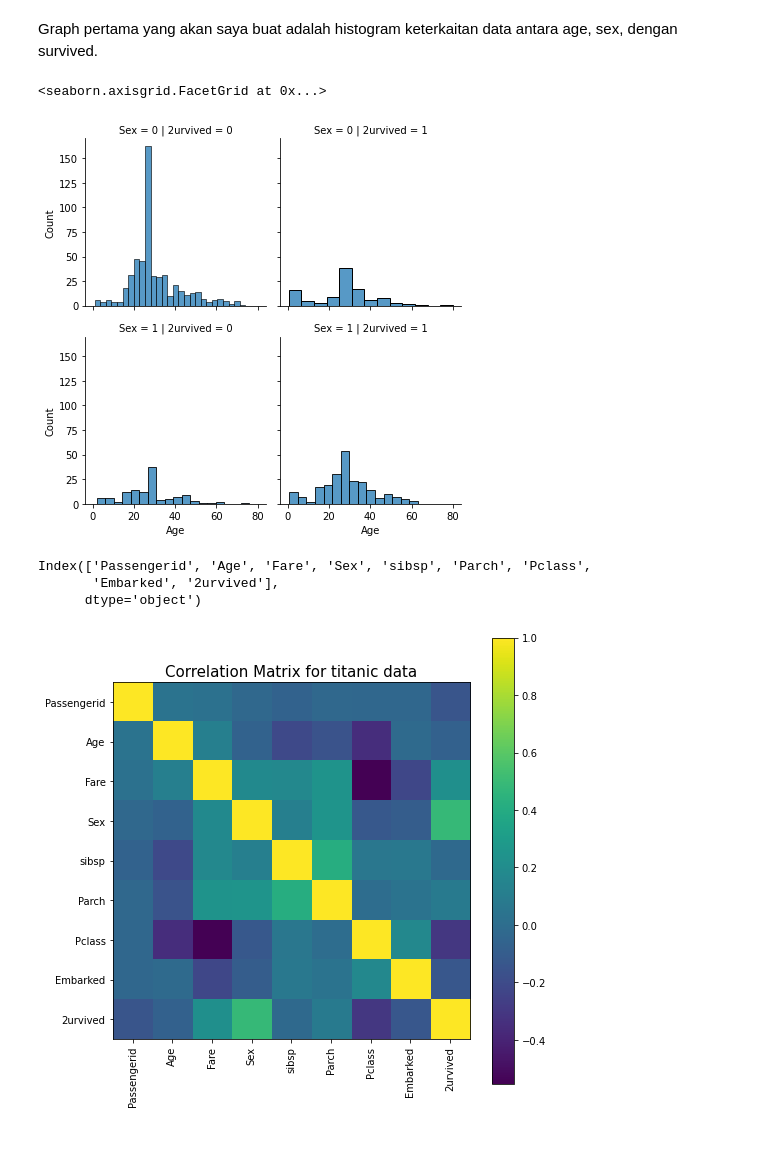
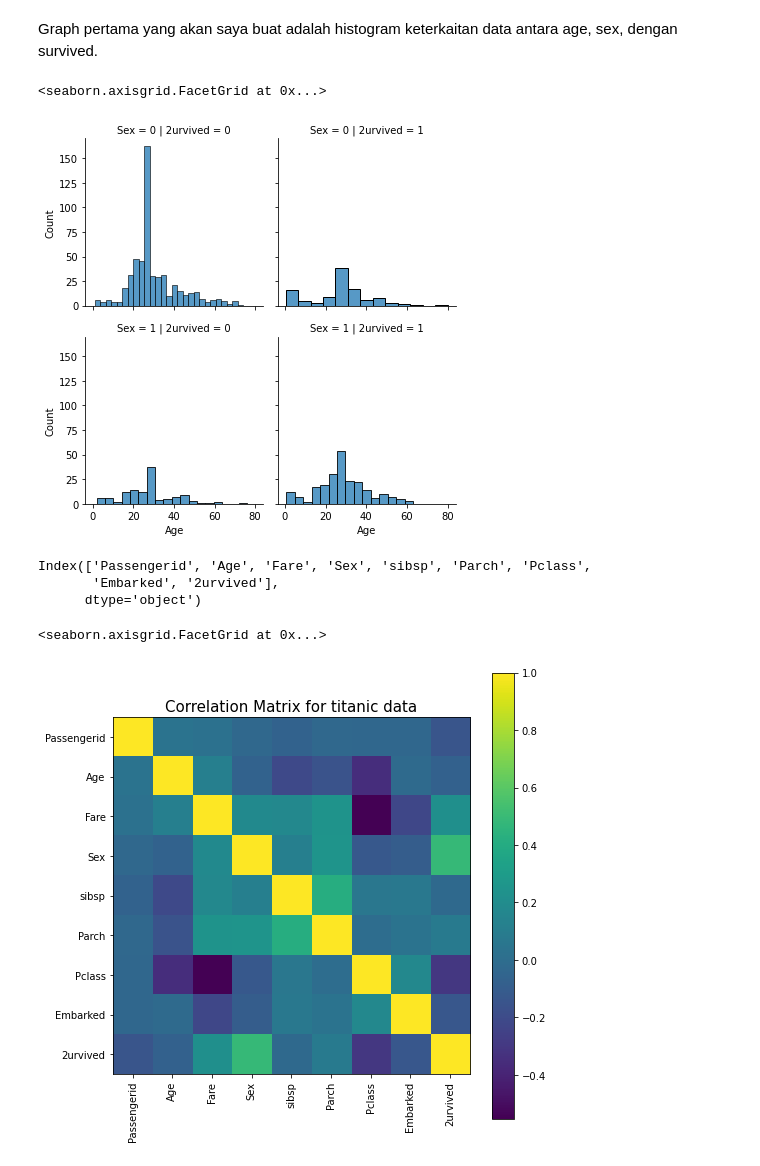
Before and after one commit to rarmnsyah/DATASCIENCE, a Jupyter notebook: Titanic Analysis/Titanic.ipynb, the cells around one changed output. Cells and saved outputs as stored; diff of their text form; code cells hidden in the pictures.

```diff
--- a/Titanic Analysis/Titanic.ipynb
+++ b/Titanic Analysis/Titanic.ipynb
@@ -81,10 +61,10 @@ X.head()
 Graph pertama yang akan saya buat adalah histogram keterkaitan data antara age, sex, dengan survived.
 # %%
 g = sns.FacetGrid(titanic, col = '2urvived', row = 'Sex')
-g.map_dataframe(sns.histplot, x = 'Age').add_legend()
+g.map_dataframe(sns.histplot, x = 'Age')
 # %% [output]
 <seaborn.axisgrid.FacetGrid at 0x...>
-[figure, old version]
+[figure, new version]
 # %%
 #Drop kolom dengan nunique < 2
 titanic2 = titanic[[col for col in titanic if titanic[col].nunique() > 1]]
@@ -93,6 +73,10 @@ titanic2.columns
 Index(['Passengerid', 'Age', 'Fare', 'Sex', 'sibsp', 'Parch', 'Pclass',
        'Embarked', '2urvived'],
       dtype='object')
+# %%
+g.map_dataframe(sns.histplot, x = 'Fare')
+# %% [output]
+<seaborn.axisgrid.FacetGrid at 0x...>
 # %%
 corr = titanic2.corr() #fungsi corr akan mereturn correlation antar kolom
 plt.figure(figsize = (8,8), facecolor = 'w', edgecolor = 'k') #membuat figure
```
Also changed, not shown: parts of 1 cell of this notebook.
